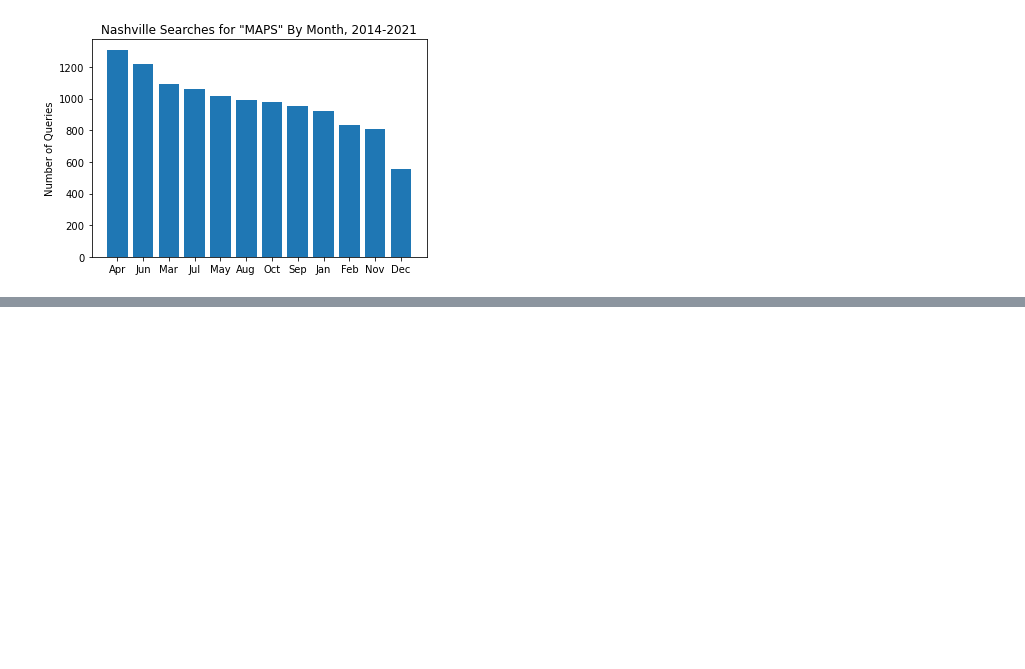
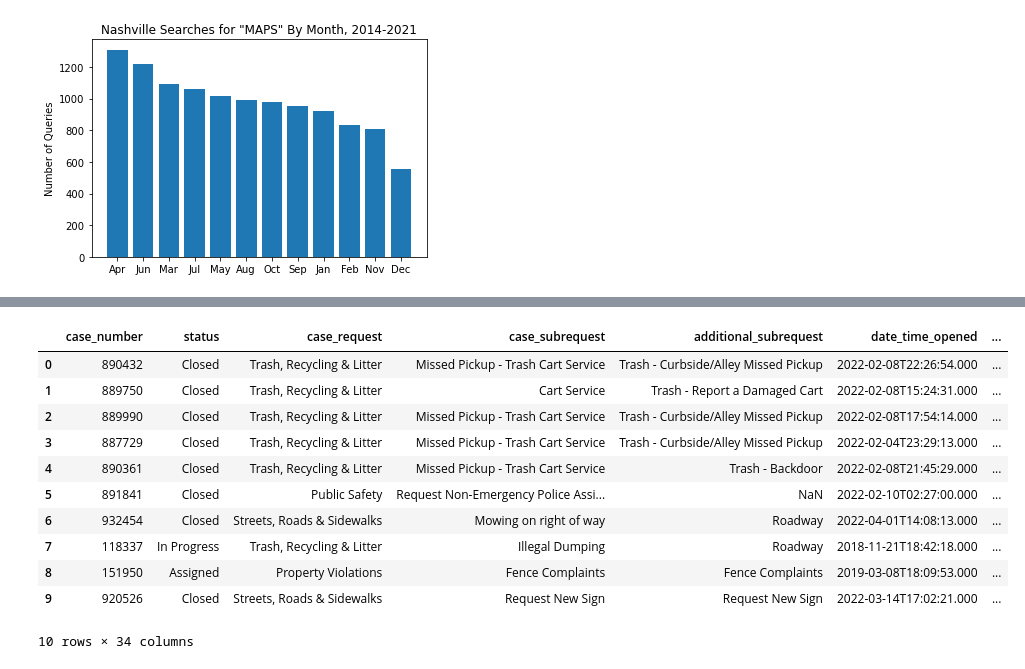
Before and after one commit to NSS-Data-Analytics-Cohort-6/socrata-api-abigailasper, a Jupyter notebook: notebooks/socrata_api.ipynb, the cells around one changed output, grey strips where cells are left out. Drawn from its saved outputs; the diff is of its cells as text; code cells hidden in the pictures; blank space fills up the shorter version.

```diff
--- a/notebooks/socrata_api.ipynb
+++ b/notebooks/socrata_api.ipynb
@@ -264,0 +278,2 @@ plt.show
+# %%
+hub_df = pd.read_json('https://data.nashville.gov/resource/7qhx-rexh.json?$limit=1000000')
@@ -264,0 +300,15 @@ plt.show
+# %%
+hub_df.head(10)
+# %% [output]
+|  | case_number | status | case_request | case_subrequest | additional_subrequest | date_time_opened | ... |
+| 0 | 890432 | Closed | Trash, Recycling & Litter | Missed Pickup - Trash Cart Service | Trash - Curbside/Alley Missed Pickup | 2022-02-08T22:26:54.000 | ... |
+| 1 | 889750 | Closed | Trash, Recycling & Litter | Cart Service | Trash - Report a Damaged Cart | 2022-02-08T15:24:31.000 | ... |
+| 2 | 889990 | Closed | Trash, Recycling & Litter | Missed Pickup - Trash Cart Service | Trash - Curbside/Alley Missed Pickup | 2022-02-08T17:54:14.000 | ... |
+| 3 | 887729 | Closed | Trash, Recycling & Litter | Missed Pickup - Trash Cart Service | Trash - Curbside/Alley Missed Pickup | 2022-02-04T23:29:13.000 | ... |
+| 4 | 890361 | Closed | Trash, Recycling & Litter | Missed Pickup - Trash Cart Service | Trash - Backdoor | 2022-02-08T21:45:29.000 | ... |
+| 5 | 891841 | Closed | Public Safety | Request Non-Emergency Police Assi... | NaN | 2022-02-10T02:27:00.000 | ... |
+| 6 | 932454 | Closed | Streets, Roads & Sidewalks | Mowing on right of way | Roadway | 2022-04-01T14:08:13.000 | ... |
+| 7 | 118337 | In Progress | Trash, Recycling & Litter | Illegal Dumping | Roadway | 2018-11-21T18:42:18.000 | ... |
+| 8 | 151950 | Assigned | Property Violations | Fence Complaints | Fence Complaints | 2019-03-08T18:09:53.000 | ... |
+| 9 | 920526 | Closed | Streets, Roads & Sidewalks | Request New Sign | Request New Sign | 2022-03-14T17:02:21.000 | ... |
+10 rows × 34 columns
```
Also changed, not shown: parts of 5 cells of this notebook.
